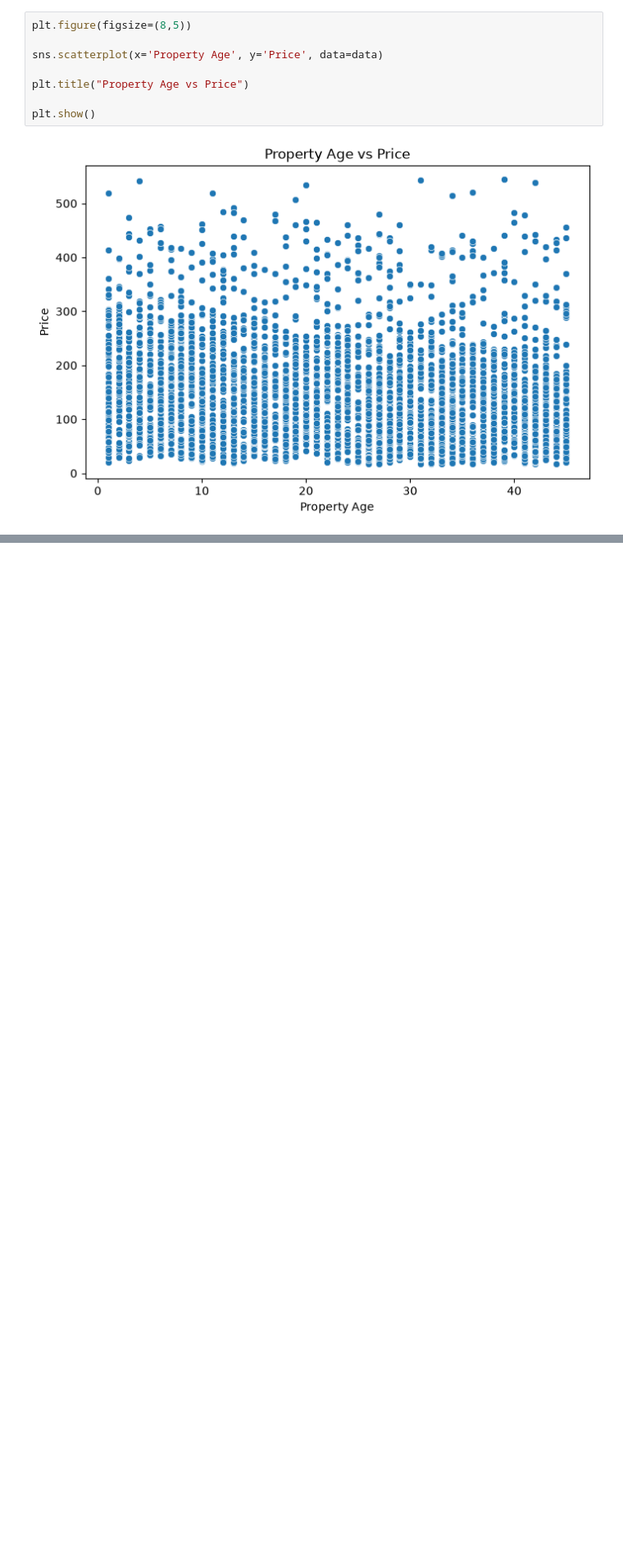
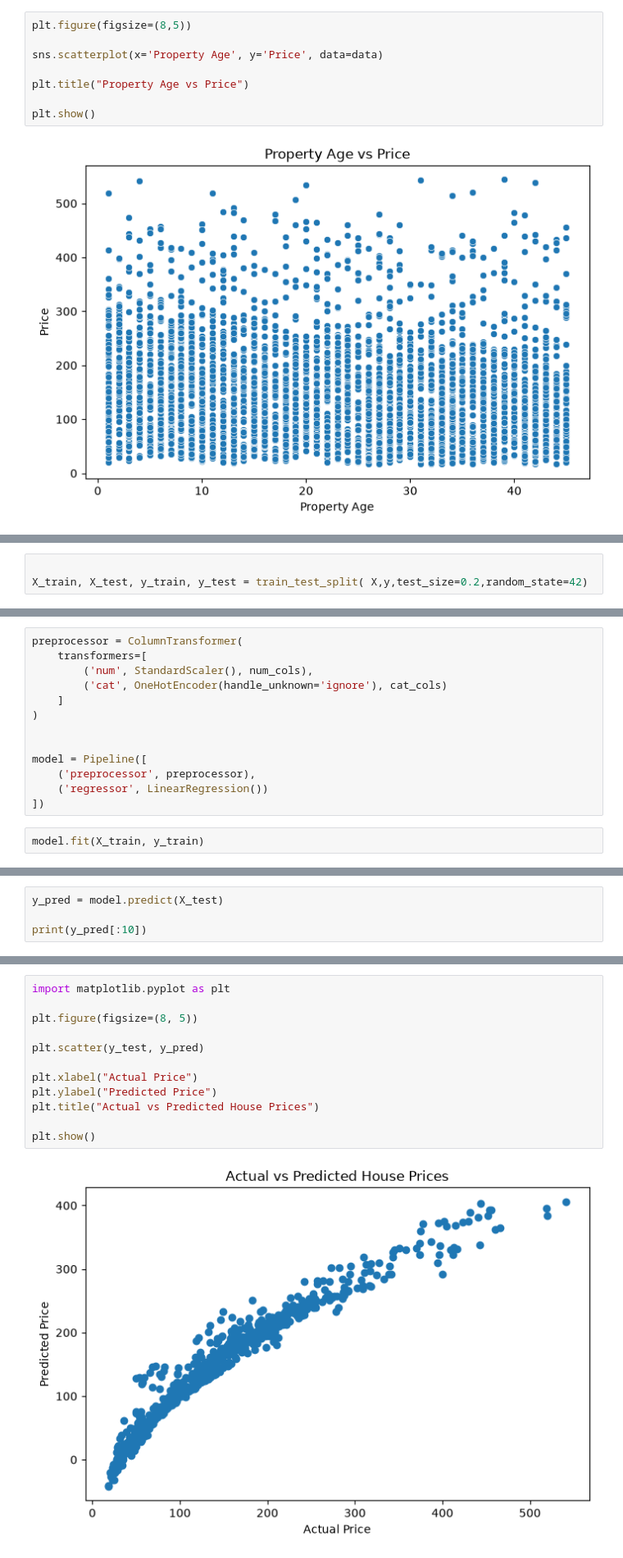
Before and after one commit to vermaritika19/Machine_Learning_Project, a Jupyter notebook: Notebook/pipeline.ipynb, the cells around one changed output, grey strips where cells are left out. Shown at 82% size. Drawn from its saved outputs; the diff is of its cells as text; blank space fills up the shorter version.

Commit message:
save model

```diff
--- a/Notebook/pipeline.ipynb
+++ b/Notebook/pipeline.ipynb
@@ -259,0 +272,3 @@ Y Shape: (3800,)
+# %%
+
+X_train, X_test, y_train, y_test = train_test_split( X,y,test_size=0.2,random_state=42)
@@ -259,0 +285,15 @@ Y Shape: (3800,)
+# %%
+preprocessor = ColumnTransformer(
+    transformers=[
+        ('num', StandardScaler(), num_cols),
+        ('cat', OneHotEncoder(handle_unknown='ignore'), cat_cols)
+    ]
+)
+
+
+model = Pipeline([
+    ('preprocessor', preprocessor),
+    ('regressor', LinearRegression())
+])
+# %%
+model.fit(X_train, y_train)
@@ -259,0 +312,4 @@ Y Shape: (3800,)
+# %%
+y_pred = model.predict(X_test)
+
+print(y_pred[:10])
@@ -259,0 +352,14 @@ Y Shape: (3800,)
+# %%
+import matplotlib.pyplot as plt
+
+plt.figure(figsize=(8, 5))
+
+plt.scatter(y_test, y_pred)
+
+plt.xlabel("Actual Price")
+plt.ylabel("Predicted Price")
+plt.title("Actual vs Predicted House Prices")
+
+plt.show()
+# %% [output]
+[figure, added]
```
Also changed, not shown: parts of 16 cells of this notebook, 4 other files.
